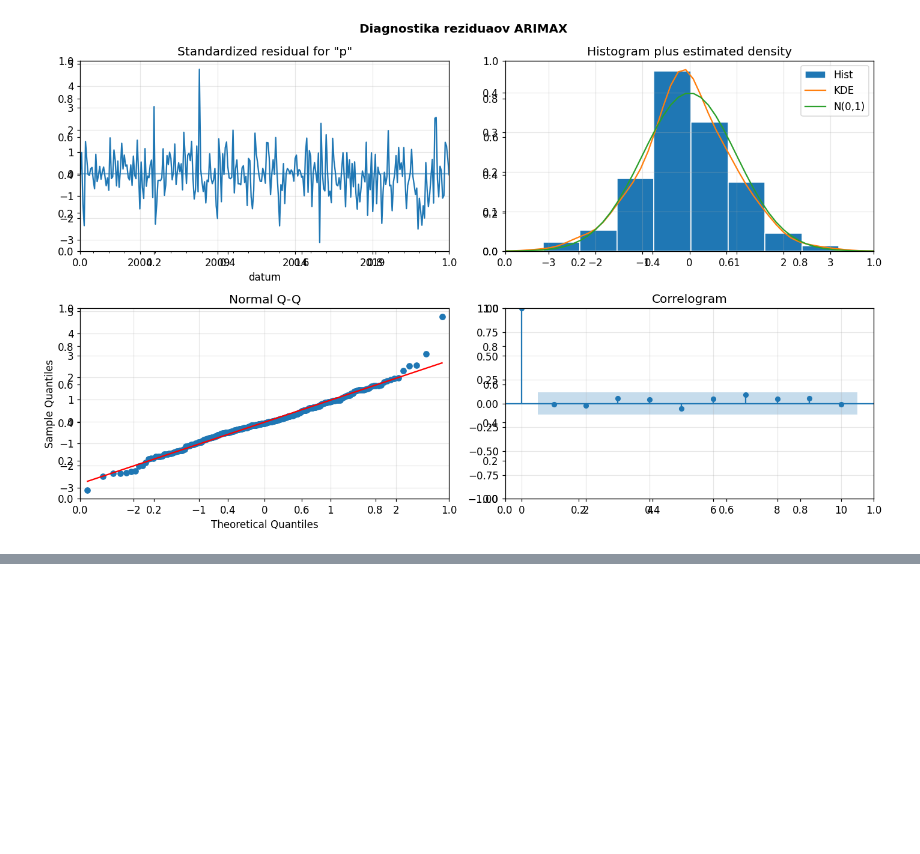
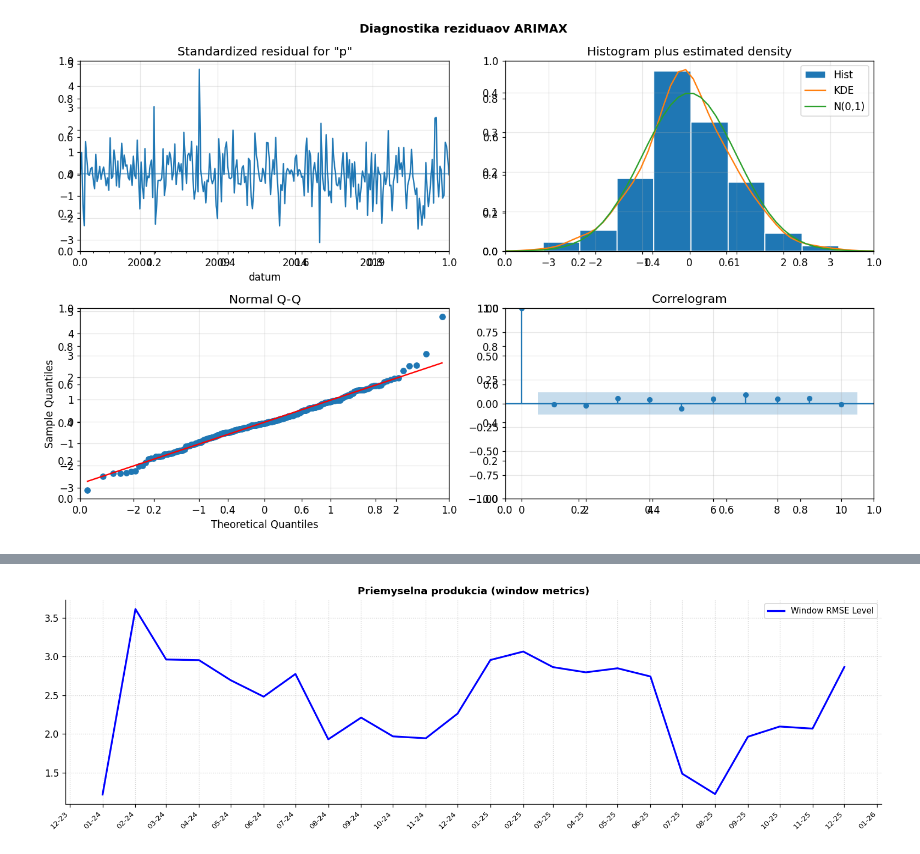
Before and after one commit to Adam24-7/Diplomovka_repo, a Jupyter notebook: models/ARIMAX.ipynb, the cells around one changed output, grey strips where cells are left out. Saved outputs shown, nothing was run; the diff lists cells and outputs as text; code cells hidden in the pictures; blank space fills up the shorter version.

```diff
--- a/models/ARIMAX.ipynb
+++ b/models/ARIMAX.ipynb
@@ -281,3 +380,20 @@ _ = forecast_plot(X_axis,Y_axis,titles, labels, colors, linestyles, linewidths,
+# %%
+Y_axis = [results_arimax["window6_rmse_level"]] #results_arimax["window6_mape_level"], results_arimax["window6_me_level"]
+X_axis = [results_arimax.index] * len(Y_axis)
+labels = ["Window RMSE Level"] * len(Y_axis) #, "Window MAPE Level", "Window ME Level"
+titles = ["Priemyselna produkcia (window metrics)"]
+colors = ["#0000FF"] * len(Y_axis) #, "#FF0000", "#008000"
+linestyles = ["-"] * len(Y_axis)
+linewidths = [] * len(Y_axis)
+alphas = [1] * len(Y_axis)
+fig_size = [13,4]
+num_rows = 1
+num_cols = 1
+curves_per_plot = 3
+
+_ = forecast_plot(X_axis,Y_axis,titles, labels, colors, linestyles, linewidths, alphas,fig_size, num_rows, num_cols, curves_per_plot)
+# %% [output]
+[figure, added]
 # %%
 Y_axis = [results_arimax["sq_error_level"]]
 X_axis = [results_arimax.index] * len(Y_axis)
```
Also changed, not shown: parts of 17 cells of this notebook, 10 other files.
